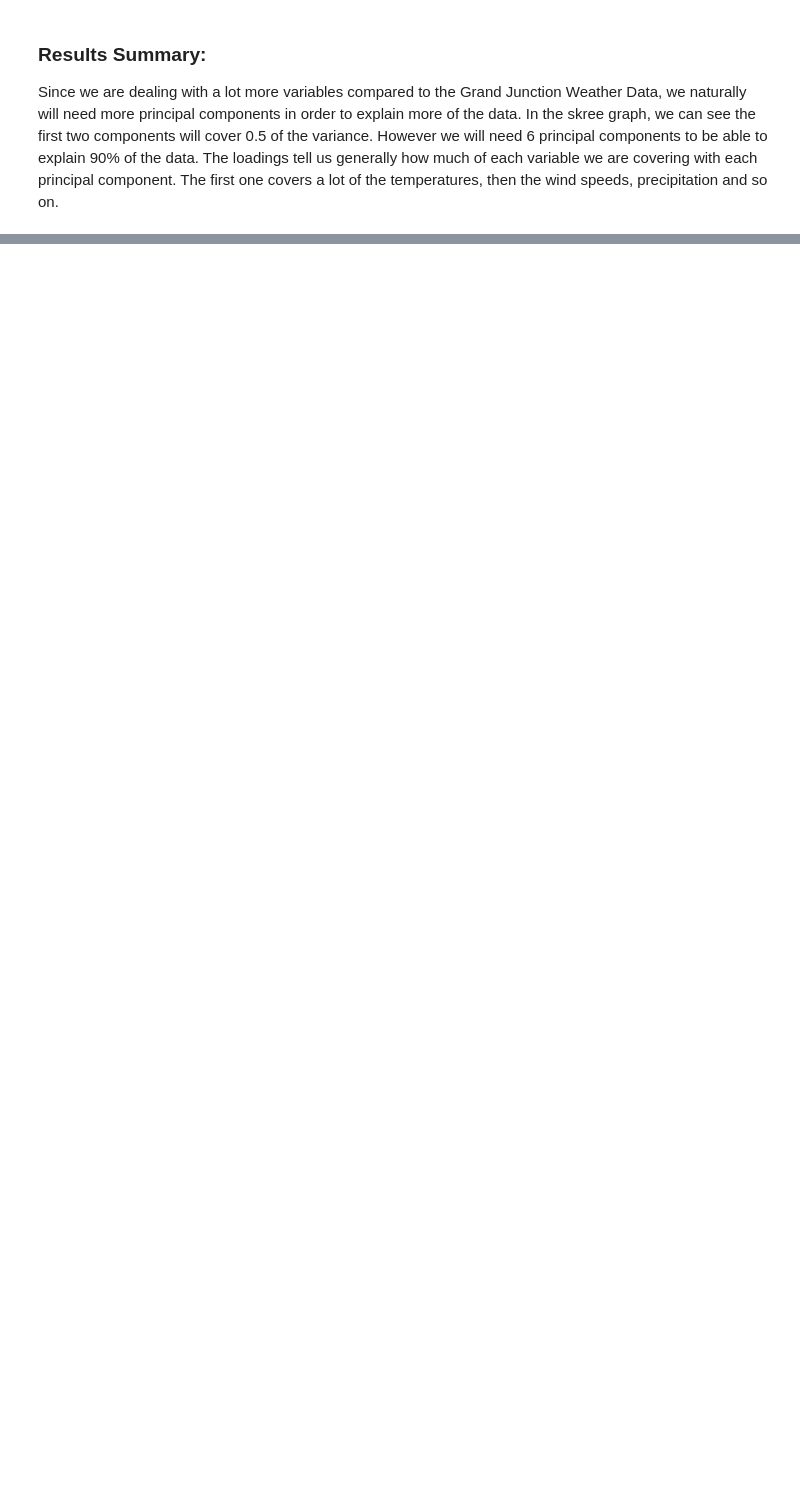
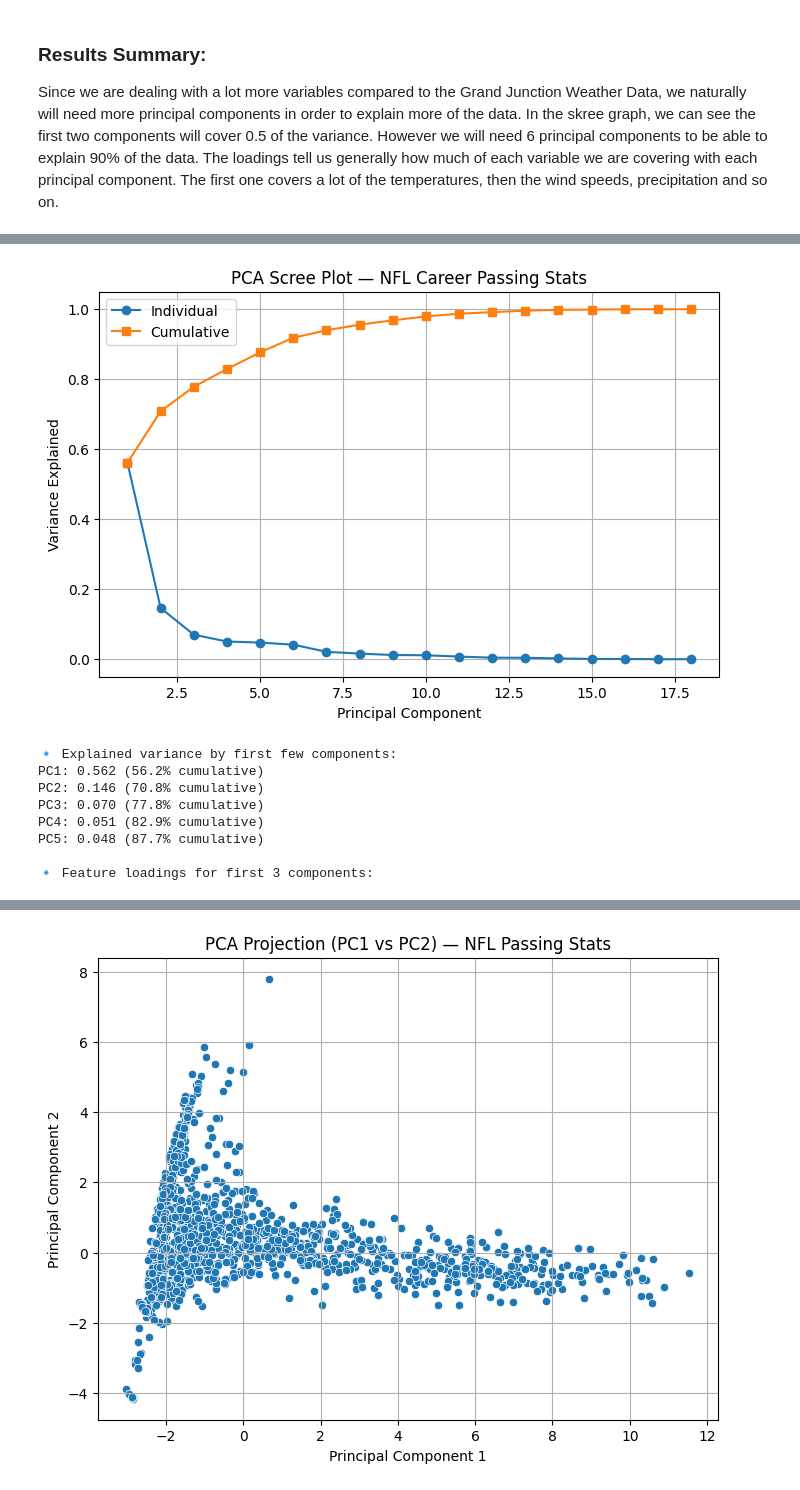
Before and after one commit to christiantuttle7/data-mine-crtuttle, a Jupyter notebook: PCA.ipynb, the cells around one changed output, grey strips where cells are left out. Drawn from its saved outputs; the diff is of its cells as text; code cells hidden in the pictures; blank space fills up the shorter version.

```diff
--- a/PCA.ipynb
+++ b/PCA.ipynb
@@ -102,0 +174,78 @@ Since we are dealing with a lot more variables compared to the Grand Junction We
+# %%
+# --- PCA on NFL Passing Stats ---
+from sklearn.preprocessing import StandardScaler
+from sklearn.decomposition import PCA
+import matplotlib.pyplot as plt
+import pandas as pd
+import seaborn as sns
+import numpy as np
+
+# Use the same numeric columns you used for the correlation
+numeric_cols = [
+    "Games Played", "Passes Attempted", "Passes Completed",
+    "Completion Percentage", "Pass Attempts Per Game",
+    "Passing Yards", "Passing Yards Per Attempt",
+    "Passing Yards Per Game", "TD Passes",
+    "Percentage of TDs per Attempts", "Ints", "Int Rate",
+    "Longest Pass", "Passes Longer than 20 Yards",
+    "Passes Longer than 40 Yards", "Sacks",
+    "Sacked Yards Lost", "Passer Rating"
+]
+
+numeric_df = df[numeric_cols].dropna()
+
+# --- Standardize data ---
+scaler = StandardScaler()
+scaled_data = scaler.fit_transform(numeric_df)
+
+# --- Fit PCA ---
+pca = PCA()
+pca_data = pca.fit_transform(scaled_data)
+
+# --- Explained variance ---
+explained_var = pca.explained_variance_ratio_
+cum_var = np.cumsum(explained_var)
+
+# --- Scree plot ---
+plt.figure(figsize=(8,5))
+plt.plot(range(1, len(explained_var)+1), explained_var, marker='o', label='Individual')
+plt.plot(range(1, len(explained_var)+1), cum_var, marker='s', label='Cumulative')
+plt.title("PCA Scree Plot — NFL Career Passing Stats")
+plt.xlabel("Principal Component")
+plt.ylabel("Variance Explained")
+plt.legend()
+plt.grid(True)
+plt.show()
+
+# --- PCA loadings (how much each feature contributes to each component) ---
+loadings = pd.DataFrame(
+    pca.components_.T,
+    columns=[f"PC{i+1}" for i in range(len(explained_var))],
+    index=numeric_cols
+)
+
+print("🔹 Explained variance by first few components:")
+for i, var in enumerate(explained_var[:5]):
+    print(f"PC{i+1}: {var:.3f} ({cum_var[i]*100:.1f}% cumulative)")
+
+print("\n🔹 Feature loadings for first 3 components:")
+display(loadings.iloc[:, :3])
+
+# --- Optional 2D PCA visualization ---
+plt.figure(figsize=(8,6))
+sns.scatterplot(x=pca_data[:,0], y=pca_data[:,1])
+plt.title("PCA Projection (PC1 vs PC2) — NFL Passing Stats")
+plt.xlabel("Principal Component 1")
+plt.ylabel("Principal Component 2")
+plt.grid(True)
+plt.show()
+# %% [output]
+[figure, added]
+🔹 Explained variance by first few components:
+PC1: 0.562 (56.2% cumulative)
+PC2: 0.146 (70.8% cumulative)
+PC3: 0.070 (77.8% cumulative)
+PC4: 0.051 (82.9% cumulative)
+PC5: 0.048 (87.7% cumulative)
+
+🔹 Feature loadings for first 3 components:
@@ -102,0 +269 @@ Since we are dealing with a lot more variables compared to the Grand Junction We
+[figure, added]
```
Also changed, not shown: parts of 4 cells of this notebook, 1 other file.
